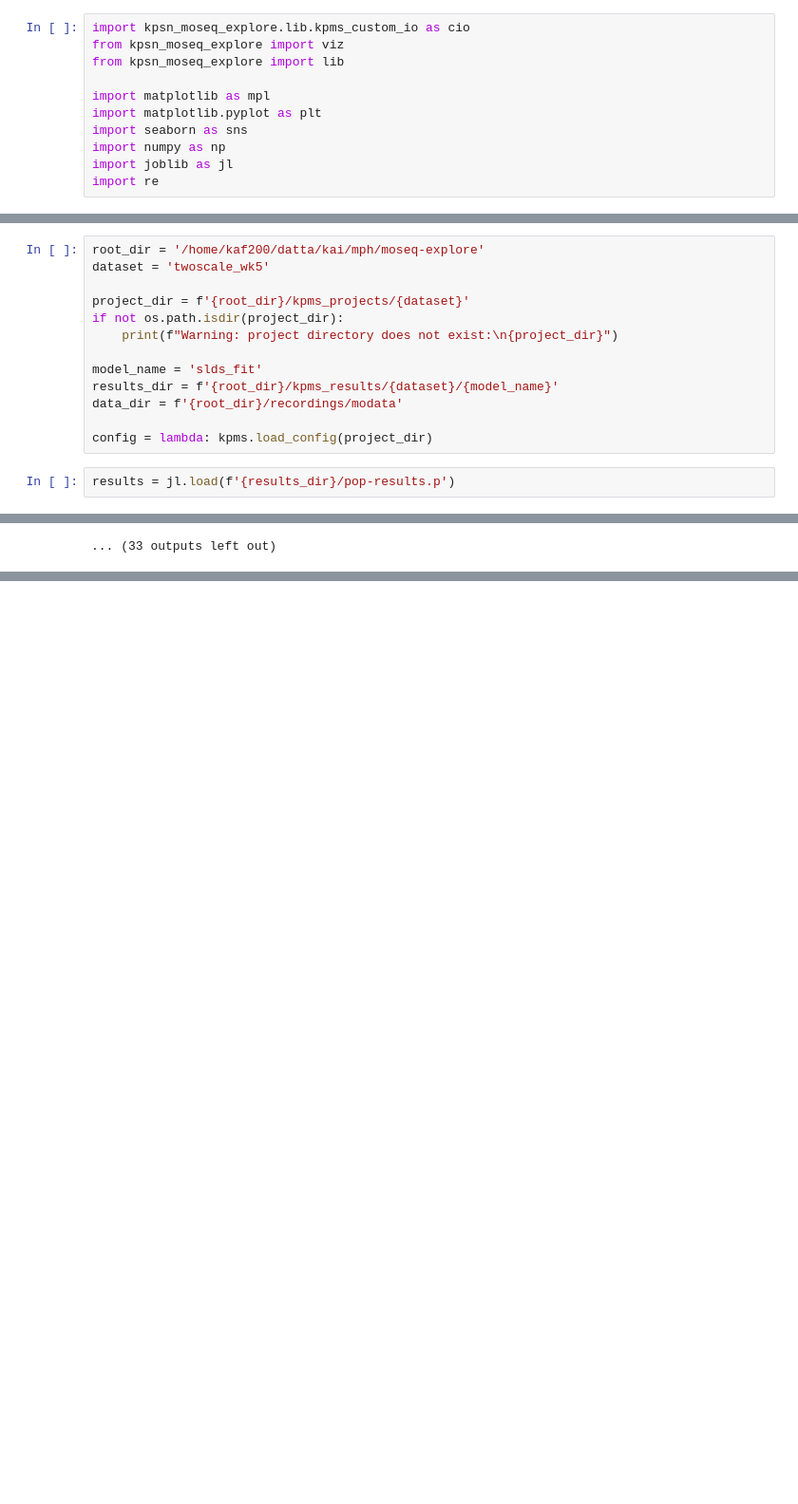
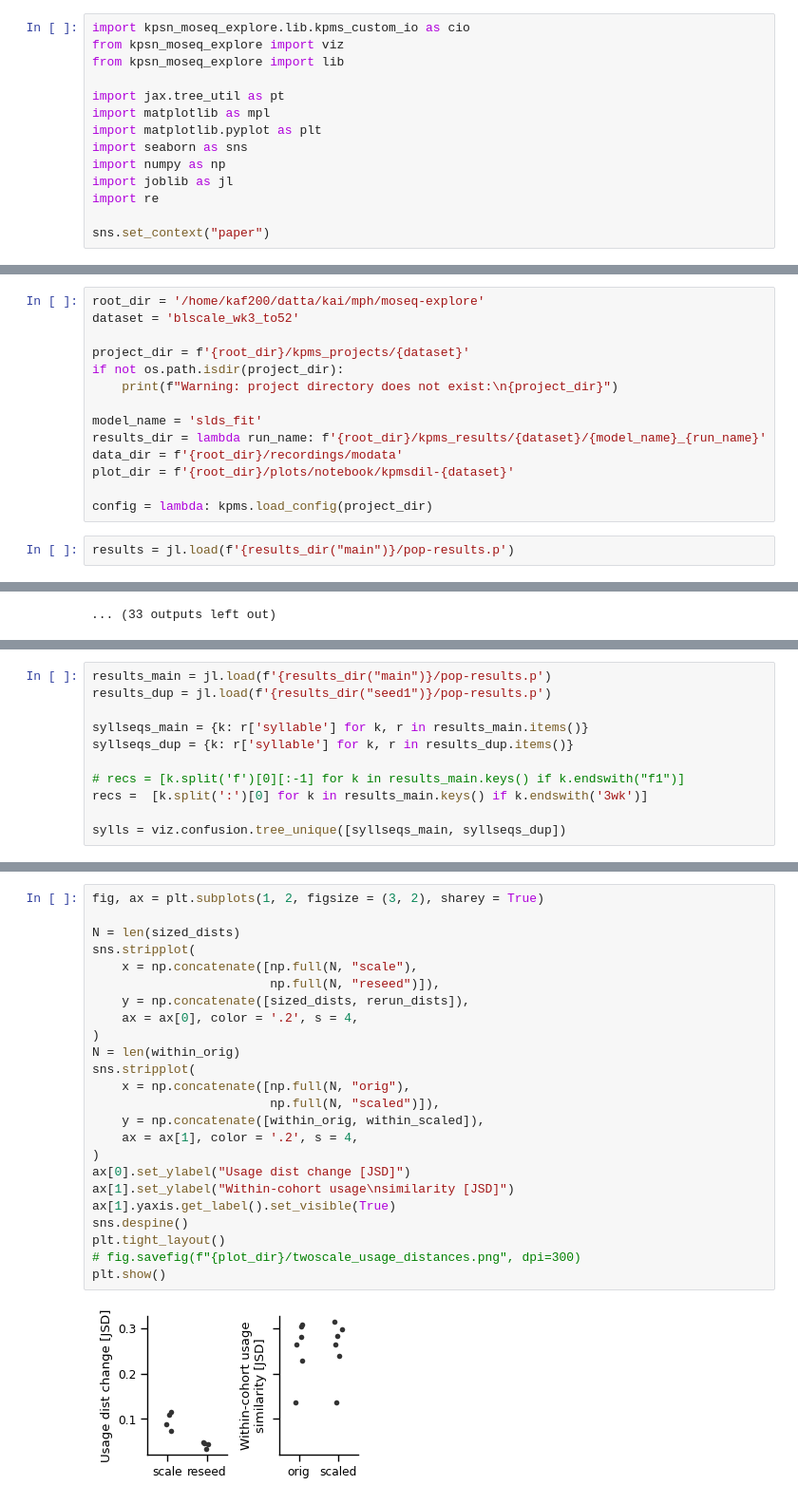
Before and after one commit to kaijfox/kpsn-moseq, a Jupyter notebook: notebooks/kpms_dilation_analysis.ipynb, the cells around one changed output, grey strips where cells are left out. Shown at 95% size. Drawn from its saved outputs; the diff is of its cells as text; blank space fills up the shorter version.

```diff
--- a/notebooks/kpms_dilation_analysis.ipynb
+++ b/notebooks/kpms_dilation_analysis.ipynb
@@ -12,12 +12,15 @@ import kpsn_moseq_explore.lib.kpms_custom_io as cio
 from kpsn_moseq_explore import viz
 from kpsn_moseq_explore import lib
 
+import jax.tree_util as pt
 import matplotlib as mpl
 import matplotlib.pyplot as plt
 import seaborn as sns
 import numpy as np
 import joblib as jl
 import re
+
+sns.set_context("paper")
 # %% [markdown]
 ### Dilated session within Mo's full dataset
 # %%
@@ -229,19 +232,20 @@ plt.show()
 ##### Setup / load
 # %%
 root_dir = '/home/kaf200/datta/kai/mph/moseq-explore'
-dataset = 'twoscale_wk5'
+dataset = 'blscale_wk3_to52'
 
 project_dir = f'{root_dir}/kpms_projects/{dataset}'
 if not os.path.isdir(project_dir):
     print(f"Warning: project directory does not exist:\n{project_dir}")
 
 model_name = 'slds_fit'
-results_dir = f'{root_dir}/kpms_results/{dataset}/{model_name}'
+results_dir = lambda run_name: f'{root_dir}/kpms_results/{dataset}/{model_name}_{run_name}'
 data_dir = f'{root_dir}/recordings/modata'
+plot_dir = f'{root_dir}/plots/notebook/kpmsdil-{dataset}'
 
 config = lambda: kpms.load_config(project_dir)
 # %%
-results = jl.load(f'{results_dir}/pop-results.p')
+results = jl.load(f'{results_dir("main")}/pop-results.p')
 # %% [markdown]
 ##### Measure stats
 # %%
@@ -380,0 +389,11 @@ Reloading 'keypoint_moseq.util'.
+# %%
+results_main = jl.load(f'{results_dir("main")}/pop-results.p')
+results_dup = jl.load(f'{results_dir("seed1")}/pop-results.p')
+
+syllseqs_main = {k: r['syllable'] for k, r in results_main.items()}
+syllseqs_dup = {k: r['syllable'] for k, r in results_dup.items()}
+
+# recs = [k.split('f')[0][:-1] for k in results_main.keys() if k.endswith("f1")]
+recs =  [k.split(':')[0] for k in results_main.keys() if k.endswith('3wk')]
+
+sylls = viz.confusion.tree_unique([syllseqs_main, syllseqs_dup])
@@ -380,0 +424,26 @@ Reloading 'keypoint_moseq.util'.
+# %%
+fig, ax = plt.subplots(1, 2, figsize = (3, 2), sharey = True)
+
+N = len(sized_dists)
+sns.stripplot(
+    x = np.concatenate([np.full(N, "scale"),
+                        np.full(N, "reseed")]),
+    y = np.concatenate([sized_dists, rerun_dists]),
+    ax = ax[0], color = '.2', s = 4,
+)
+N = len(within_orig)
+sns.stripplot(
+    x = np.concatenate([np.full(N, "orig"),
+                        np.full(N, "scaled")]),
+    y = np.concatenate([within_orig, within_scaled]),
+    ax = ax[1], color = '.2', s = 4,
+)
+ax[0].set_ylabel("Usage dist change [JSD]")
+ax[1].set_ylabel("Within-cohort usage\nsimilarity [JSD]")
+ax[1].yaxis.get_label().set_visible(True)
+sns.despine()
+plt.tight_layout()
+# fig.savefig(f"{plot_dir}/twoscale_usage_distances.png", dpi=300)
+plt.show()
+# %% [output]
+[figure, added]
```
Also changed, not shown: parts of 14 cells of this notebook, 18 other files.
